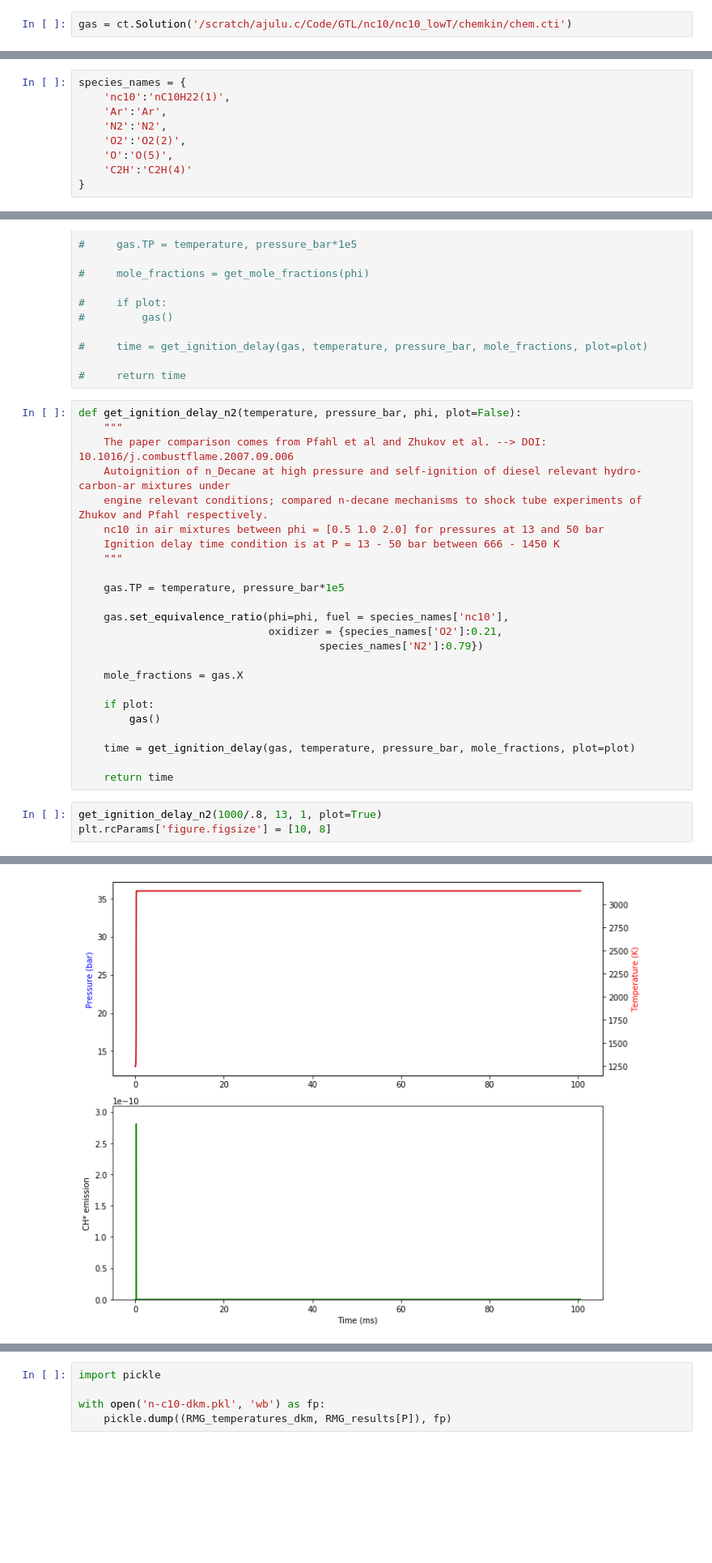
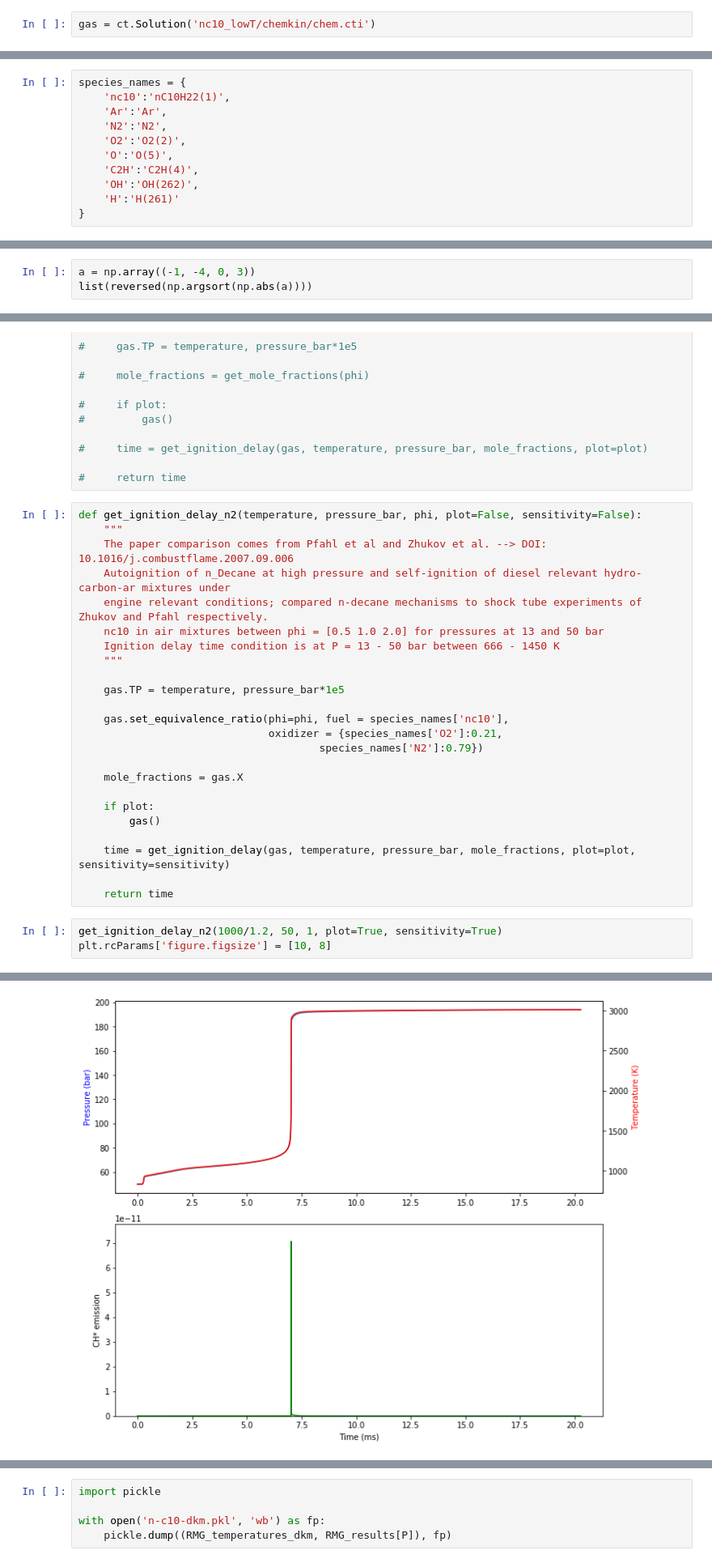
Before and after one commit to ajuluc/GTL, a Jupyter notebook: nc10/RMG_ignition_delay_nc10_lowT_added.ipynb, the cells around one changed output, grey strips where cells are left out. Shown: that part at 81% size. Drawn from its saved outputs; the diff is of its cells as text; blank space fills up the shorter version.

Commit message:
The ignition delay with sensitivity analysis for a constant volume reactor was modified by Prof.West with single timestep for the first 20 reactions

```diff
--- a/nc10/RMG_ignition_delay_nc10_lowT_added.ipynb
+++ b/nc10/RMG_ignition_delay_nc10_lowT_added.ipynb
@@ -38,5 +28,5 @@ PASSED.
 # %%
-gas = ct.Solution('/scratch/ajulu.c/Code/GTL/nc10/nc10_lowT/chemkin/chem.cti')
+gas = ct.Solution('nc10_lowT/chemkin/chem.cti')
 # %% [output]
 **** WARNING ****
 For species HOCHO(306), discontinuity in h/RT detected at Tmid = 1000
@@ -79,7 +69,9 @@ species_names = {
     'N2':'N2',
     'O2':'O2(2)',
     'O':'O(5)',
-    'C2H':'C2H(4)'
+    'C2H':'C2H(4)',
+    'OH':'OH(262)',
+    'H':'H(261)'
 }
 # %%
 for s in species_names.values():
@@ -210,0 +124,3 @@ def get_ignition_delay(gas, temperature, pressure_bar, mole_fractions, plot=Fals
+# %%
+a = np.array((-1, -4, 0, 3))
+list(reversed(np.argsort(np.abs(a))))
@@ -229,7 +274,7 @@ def get_ignition_delay(gas, temperature, pressure_bar, mole_fractions, plot=Fals
 
 #     return time
 # %%
-def get_ignition_delay_n2(temperature, pressure_bar, phi, plot=False):
+def get_ignition_delay_n2(temperature, pressure_bar, phi, plot=False, sensitivity=False):
     """
     The paper comparison comes from Pfahl et al and Zhukov et al. --> DOI: 10.1016/j.combustflame.2007.09.006
     Autoignition of n_Decane at high pressure and self-ignition of diesel relevant hydro-carbon-ar mixtures under
@@ -249,11 +294,11 @@ def get_ignition_delay_n2(temperature, pressure_bar, phi, plot=False):
     if plot:
         gas()
 
-    time = get_ignition_delay(gas, temperature, pressure_bar, mole_fractions, plot=plot)
+    time = get_ignition_delay(gas, temperature, pressure_bar, mole_fractions, plot=plot, sensitivity=sensitivity)
 
     return time
 # %%
-get_ignition_delay_n2(1000/.8, 13, 1, plot=True)
+get_ignition_delay_n2(1000/1.2, 50, 1, plot=True, sensitivity=True)
 plt.rcParams['figure.figsize'] = [10, 8]
 # %% [output]
   gas:
@@ -276 +321 @@ Reached end time 100.53 ms in 4307 steps
-[figure, old version]
+[figure, new version]
```
Also changed, not shown: parts of 9 cells of this notebook.
